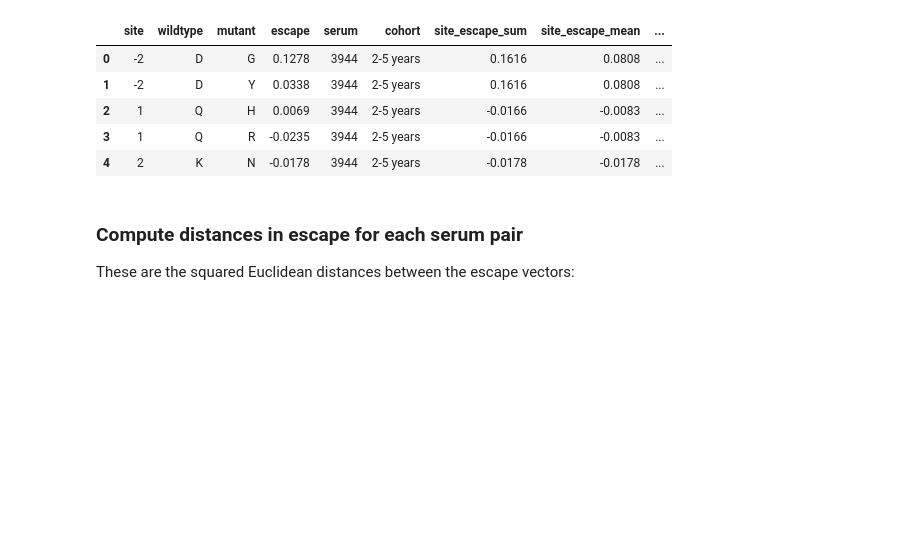
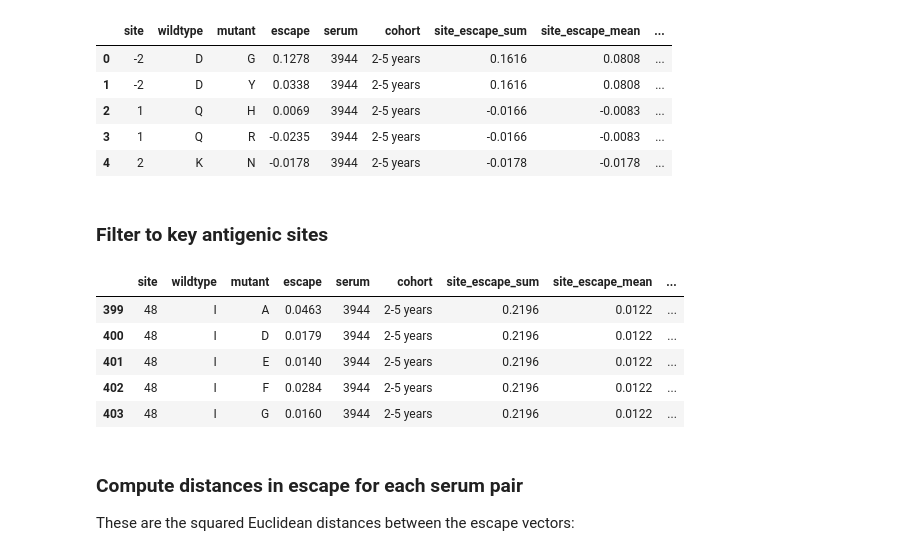
Before and after one commit to sorsinelli/flu_h3_hk19_dms_ic50, a Jupyter notebook: scratch_notebooks/figure_drafts/fst_analysis/hk19_fst_analysis.ipynb, the cells around one changed output. Drawn from its saved outputs; the diff is of its cells as text; code cells hidden in the pictures; blank space fills up the shorter version.

```diff
--- a/scratch_notebooks/figure_drafts/fst_analysis/hk19_fst_analysis.ipynb
+++ b/scratch_notebooks/figure_drafts/fst_analysis/hk19_fst_analysis.ipynb
@@ -83,6 +90,22 @@ escape_df.head()
 | 2 | 1 | Q | H | 0.0069 | 3944 | 2-5 years | -0.0166 | -0.0083 | ... |
 | 3 | 1 | Q | R | -0.0235 | 3944 | 2-5 years | -0.0166 | -0.0083 | ... |
 | 4 | 2 | K | N | -0.0178 | 3944 | 2-5 years | -0.0178 | -0.0178 | ... |
+# %% [markdown]
+### Filter to key antigenic sites
+# %%
+site_list = [48, 50, 82, 121, 122, 124, 131, 135, 137, 144, 145, 156, 157,
+              159, 160, 189, 193, 275, 276]
+
+# filter dataframe
+escape_df_filtered = escape_df[escape_df['site'].isin(site_list)]
+escape_df_filtered.head()
+# %% [output]
+|  | site | wildtype | mutant | escape | serum | cohort | site_escape_sum | site_escape_mean | ... |
+| 399 | 48 | I | A | 0.0463 | 3944 | 2-5 years | 0.2196 | 0.0122 | ... |
+| 400 | 48 | I | D | 0.0179 | 3944 | 2-5 years | 0.2196 | 0.0122 | ... |
+| 401 | 48 | I | E | 0.0140 | 3944 | 2-5 years | 0.2196 | 0.0122 | ... |
+| 402 | 48 | I | F | 0.0284 | 3944 | 2-5 years | 0.2196 | 0.0122 | ... |
+| 403 | 48 | I | G | 0.0160 | 3944 | 2-5 years | 0.2196 | 0.0122 | ... |
 # %% [markdown]
 ### Compute distances in escape for each serum pair
 These are the squared Euclidean distances between the escape vectors:
```
Also changed, not shown: parts of 2 cells of this notebook, 1 other file.
